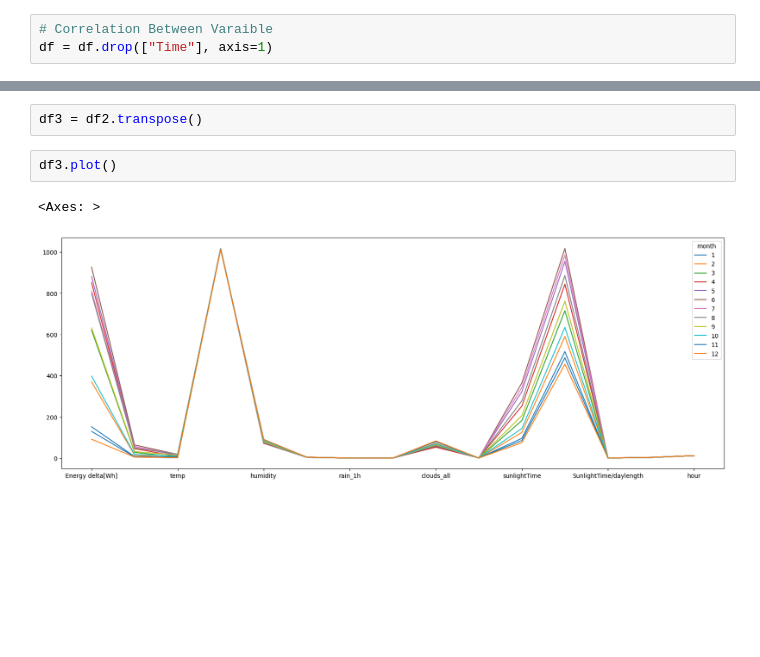
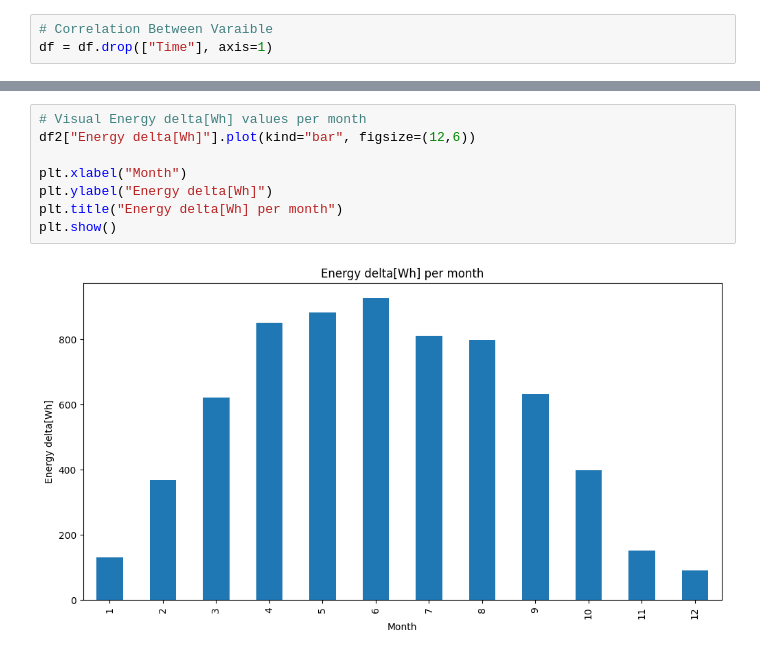
Before and after one commit to KaraniAbdellah/Solar_Energy_Prediction, a Jupyter notebook: explore_renewable_dataset.ipynb, the cells around one changed output, grey strips where cells are left out. Cells and saved outputs as stored; diff of their text form; blank space fills up the shorter version.

Commit message:
anaylze production of energy each month and in day and night

```diff
--- a/explore_renewable_dataset.ipynb
+++ b/explore_renewable_dataset.ipynb
@@ -114,7 +119,10 @@ df2
 # %%
-df3 = df2.transpose()
+# Visual Energy delta[Wh] values per month
+df2["Energy delta[Wh]"].plot(kind="bar", figsize=(12,6))
+
+plt.xlabel("Month")
+plt.ylabel("Energy delta[Wh]")
+plt.title("Energy delta[Wh] per month")
+plt.show()
+# %% [output]
+[figure, added]
-# %%
-df3.plot()
-# %% [output]
-<Axes: >
-[figure, removed]
```
Also changed, not shown: parts of 10 cells of this notebook.
